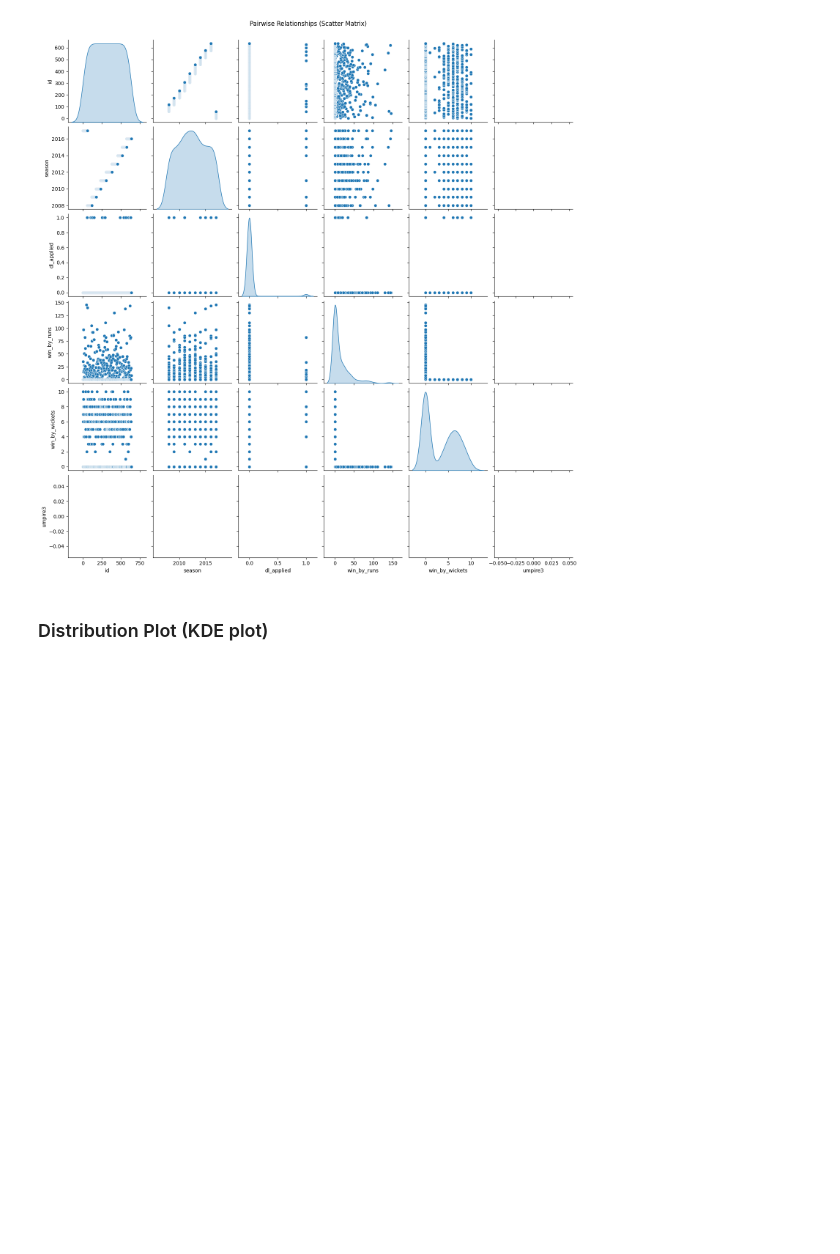
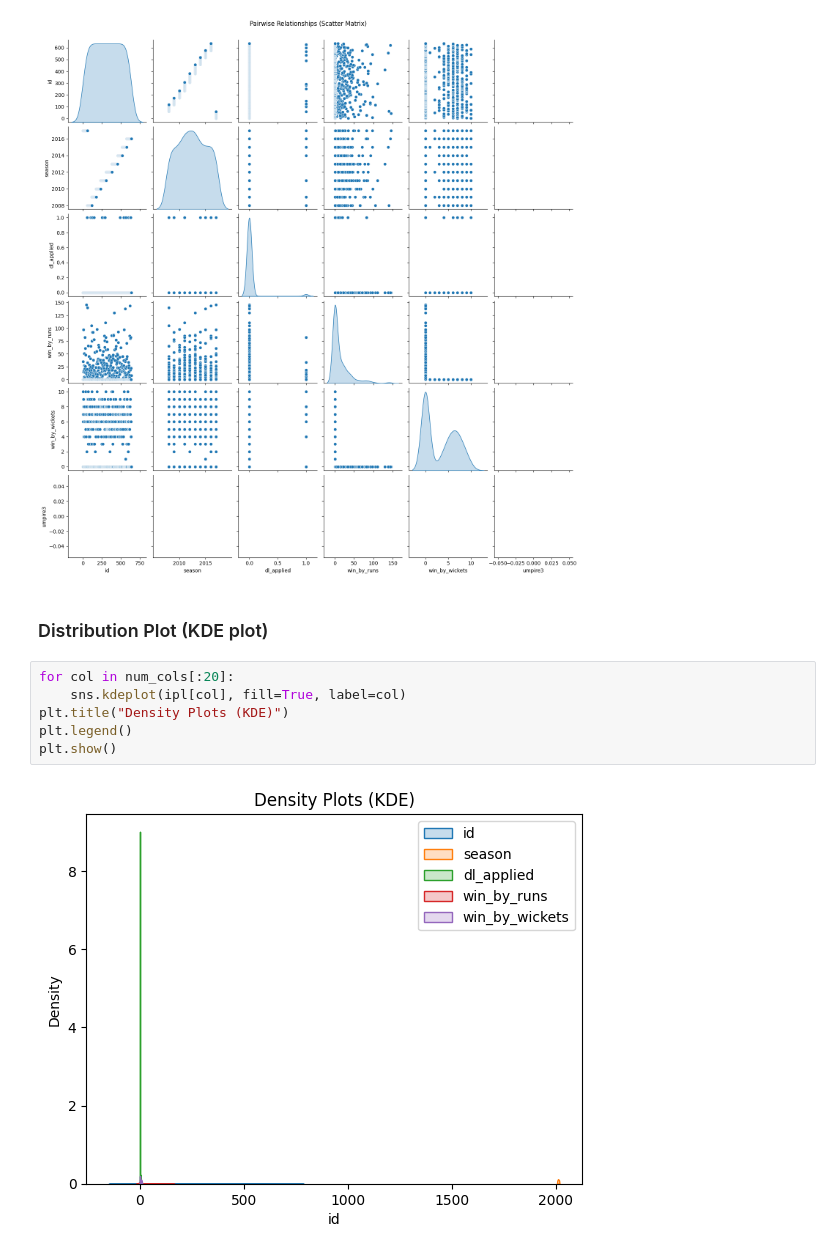
Before and after one commit to mohitjaryal/ipl-eda, a Jupyter notebook: eda.ipynb, the cells around one changed output. Cells and saved outputs as stored; diff of their text form; blank space fills up the shorter version.

```diff
--- a/eda.ipynb
+++ b/eda.ipynb
@@ -267,3 +267,11 @@ plt.show()
 [figure]
 # %% [markdown]
 ### Distribution Plot (KDE plot)
+# %%
+for col in num_cols[:20]:
+    sns.kdeplot(ipl[col], fill=True, label=col)
+plt.title("Density Plots (KDE)")
+plt.legend()
+plt.show()
+# %% [output]
+[figure, added]
```
